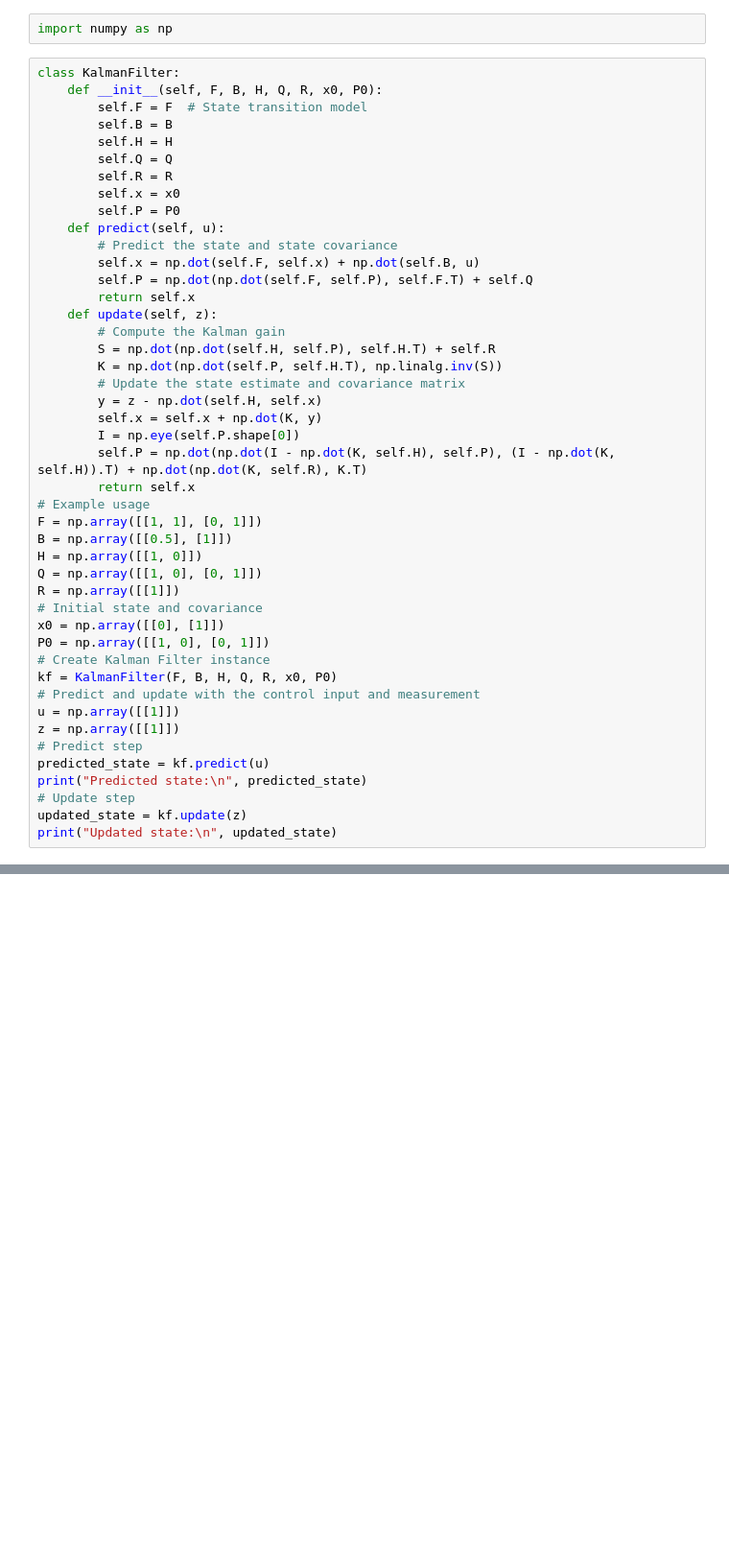
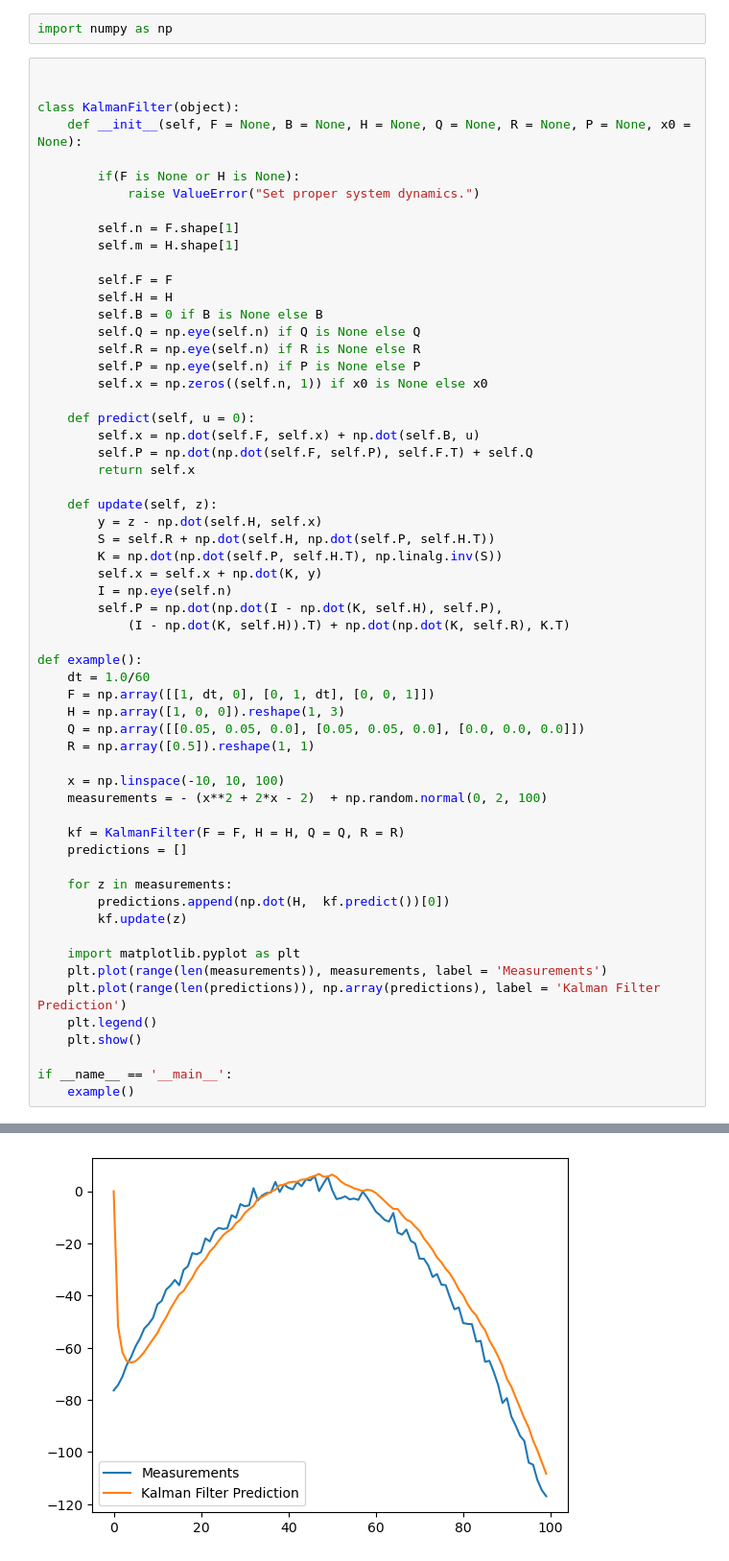
Before and after one commit to wsshen/MachineLearning, a Jupyter notebook: Kalman/kalman.ipynb, the cells around one changed output, grey strips where cells are left out. Shown at 96% size. Saved outputs shown, nothing was run; the diff lists cells and outputs as text; blank space fills up the shorter version.

```diff
--- a/Kalman/kalman.ipynb
+++ b/Kalman/kalman.ipynb
@@ -1,48 +1,62 @@
 # %%
 import numpy as np
 # %%
-class KalmanFilter:
-    def __init__(self, F, B, H, Q, R, x0, P0):
-        self.F = F  # State transition model
-        self.B = B
+
+
+class KalmanFilter(object):
+    def __init__(self, F = None, B = None, H = None, Q = None, R = None, P = None, x0 = None):
+
+        if(F is None or H is None):
+            raise ValueError("Set proper system dynamics.")
+
+        self.n = F.shape[1]
+        self.m = H.shape[1]
+
+        self.F = F
         self.H = H
-        self.Q = Q
-        self.R = R
-        self.x = x0
-        self.P = P0
-    def predict(self, u):
-        # Predict the state and state covariance
+        self.B = 0 if B is None else B
+        self.Q = np.eye(self.n) if Q is None else Q
+        self.R = np.eye(self.n) if R is None else R
+        self.P = np.eye(self.n) if P is None else P
+        self.x = np.zeros((self.n, 1)) if x0 is None else x0
+
+    def predict(self, u = 0):
         self.x = np.dot(self.F, self.x) + np.dot(self.B, u)
         self.P = np.dot(np.dot(self.F, self.P), self.F.T) + self.Q
         return self.x
+
     def update(self, z):
-        # Compute the Kalman gain
-        S = np.dot(np.dot(self.H, self.P), self.H.T) + self.R
+        y = z - np.dot(self.H, self.x)
+        S = self.R + np.dot(self.H, np.dot(self.P, self.H.T))
         K = np.dot(np.dot(self.P, self.H.T), np.linalg.inv(S))
-        # Update the state estimate and covariance matrix
-        y = z - np.dot(self.H, self.x)
         self.x = self.x + np.dot(K, y)
-        I = np.eye(self.P.shape[0])
-        self.P = np.dot(np.dot(I - np.dot(K, self.H), self.P), (I - np.dot(K, self.H)).T) + np.dot(np.dot(K, self.R), K.T)
-        return self.x
-# Example usage
-F = np.array([[1, 1], [0, 1]])
-B = np.array([[0.5], [1]])
-H = np.array([[1, 0]])
-Q = np.array([[1, 0], [0, 1]])
-R = np.array([[1]])
-# Initial state and covariance
-x0 = np.array([[0], [1]])
-P0 = np.array([[1, 0], [0, 1]])
-# Create Kalman Filter instance
-kf = KalmanFilter(F, B, H, Q, R, x0, P0)
-# Predict and update with the control input and measurement
-u = np.array([[1]])
-z = np.array([[1]])
-# Predict step
-predicted_state = kf.predict(u)
-print("Predicted state:\n", predicted_state)
-# Update step
-updated_state = kf.update(z)
-print("Updated state:\n", updated_state)
+        I = np.eye(self.n)
+        self.P = np.dot(np.dot(I - np.dot(K, self.H), self.P),
+        	(I - np.dot(K, self.H)).T) + np.dot(np.dot(K, self.R), K.T)
+
+def example():
+	dt = 1.0/60
+	F = np.array([[1, dt, 0], [0, 1, dt], [0, 0, 1]])
+	H = np.array([1, 0, 0]).reshape(1, 3)
+	Q = np.array([[0.05, 0.05, 0.0], [0.05, 0.05, 0.0], [0.0, 0.0, 0.0]])
+	R = np.array([0.5]).reshape(1, 1)
+
+	x = np.linspace(-10, 10, 100)
+	measurements = - (x**2 + 2*x - 2)  + np.random.normal(0, 2, 100)
+
+	kf = KalmanFilter(F = F, H = H, Q = Q, R = R)
+	predictions = []
+
+	for z in measurements:
+		predictions.append(np.dot(H,  kf.predict())[0])
+		kf.update(z)
+
+	import matplotlib.pyplot as plt
+	plt.plot(range(len(measurements)), measurements, label = 'Measurements')
+	plt.plot(range(len(predictions)), np.array(predictions), label = 'Kalman Filter Prediction')
+	plt.legend()
+	plt.show()
+
+if __name__ == '__main__':
+    example()
 # %% [output]
@@ -54,0 +63 @@ Updated state:
+[figure, added]
```
Also changed, not shown: parts of 1 cell of this notebook.
